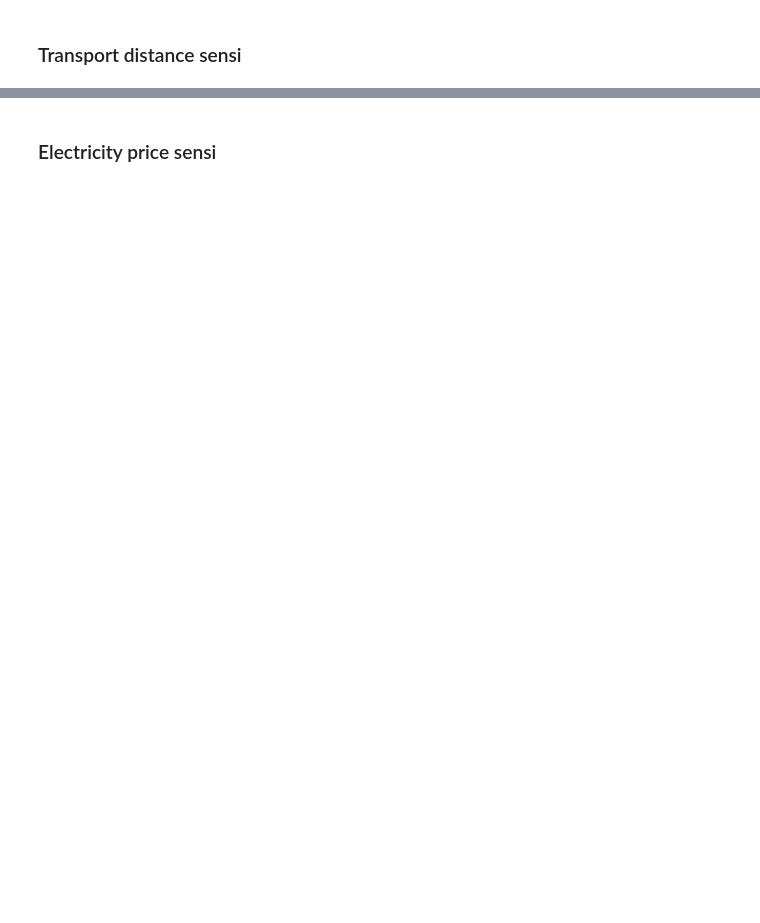
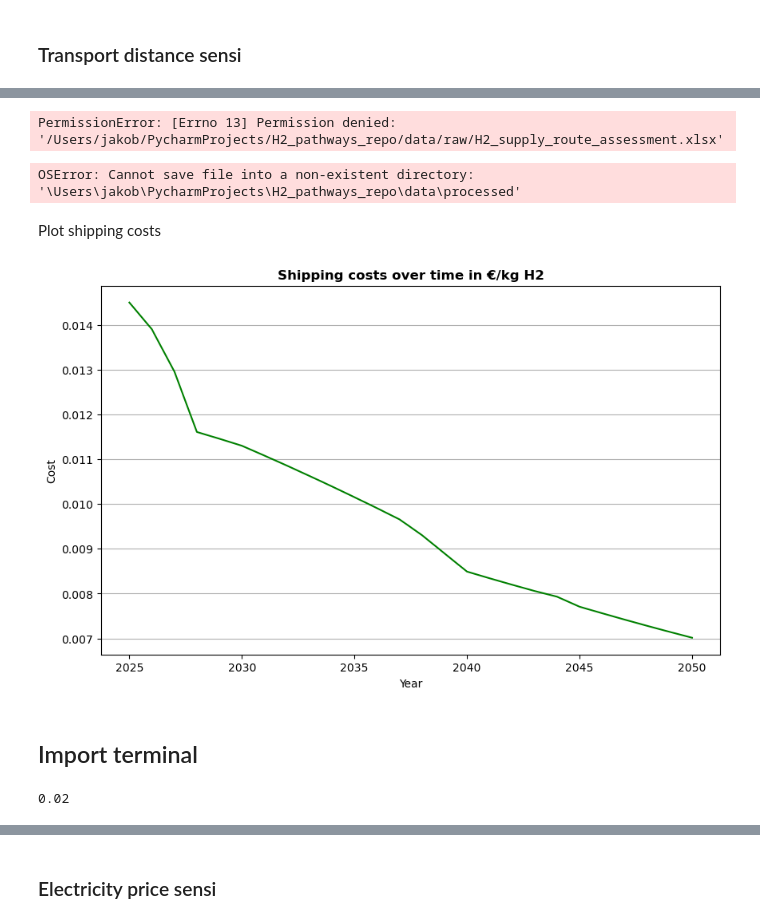
Before and after one commit to ReuterJakob/H2_pathways_repo, a Jupyter notebook: notebooks/Cost/Transport_cost.ipynb, the cells around one changed output, grey strips where cells are left out. Cells and saved outputs as stored; diff of their text form; code cells hidden in the pictures; blank space fills up the shorter version.

```diff
--- a/notebooks/Cost/Transport_cost.ipynb
+++ b/notebooks/Cost/Transport_cost.ipynb
@@ -1404,0 +1619,9 @@ lh2_transport_sensi_distance.to_csv(output_file, sep = ';')
+# %%
+# Cost of transported hydrogen carrier in [€/kg_h2] in year y
+H2_costs = (LCOH_min.loc[::]['Minimal_production_costs']).apply(pd.to_numeric)
+Con_costs = (LNH3_Conversion_costs.loc[::]['LNH3_Conversion_costs']).apply(pd.to_numeric)
+ET_costs = (LNH3_Export_terminal_costs.loc[::]['LNH3_Export_terminal_costs']).apply(pd.to_numeric)
+# %%
+# €/kg_H2 transported in the form of NH3
+LNH3_cargo_cost = (H2_costs + Con_costs + ET_costs).to_frame('LNH3_cargo_cost')
+LNH3_cargo_cost
@@ -1404,0 +1662,24 @@ lh2_transport_sensi_distance.to_csv(output_file, sep = ';')
+# %%
+def calculate_ship_costs(alpha_ship, capex_ship_y, opex_ship_y, d_sea, v_ship, h_ship, bog_ship, f_ship, LNH3_costs_y):
+    result = (alpha_ship * capex_ship_y + opex_ship_y)/(8760/(2*(d_sea/v_ship + h_ship)))\
+             /(1-(bog_ship * d_sea/v_ship) - (f_ship  * d_sea))\
+             + (bog_ship * d_sea/v_ship + f_ship * d_sea) * LNH3_costs_y
+
+    return result
+# %%
+# Calculation of shipping costs [€/kg_h2] from 2030 to 2050.
+years = np.arange(2025, 2051)
+result = pd.DataFrame(index=years, columns=['LNH3_Shipping_costs'])
+result.index.name = 'Years'
+
+for year in years:
+    # get capex, opex, xx
+    capex_ship_y = float(tea_lnh3.loc['Shipping - Capex/Ship opt. [€/t/a]'][year])/1000
+    opex_ship_y = capex_ship_y * opex_ship_share
+    f_ship = float(tea_lnh3.loc['Shipping - Fuel use [kg NH3/t/km]'][year])/1000 * (NH3_lhv/H2_lhv)
+    LNH3_costs_y = float(LNH3_cargo_cost.loc[year])
+
+    # calculate costs of specific year
+    result.LNH3_Shipping_costs.loc[year] = calculate_ship_costs(alpha_ship=alpha_ship, capex_ship_y=capex_ship_y, opex_ship_y=opex_ship_y, d_sea=d_sea, v_ship=v_ship, h_ship=h_ship, bog_ship=bog_ship, f_ship=f_ship, LNH3_costs_y=LNH3_costs_y)
+
+result
@@ -1404,0 +1707,38 @@ lh2_transport_sensi_distance.to_csv(output_file, sep = ';')
+# %%
+# export result to excel
+path = '/Users/jakob/PycharmProjects/H2_pathways_repo/data/raw/H2_supply_route_assessment.xlsx'
+writer = pd.ExcelWriter(path, engine='openpyxl', mode='a', if_sheet_exists='overlay')
+book = load_workbook(path)
+writer.book = book
+writer.sheets = dict((ws.title, ws) for ws in book.worksheets)
+
+ws = book['Reference Results']
+
+result.to_excel(writer, sheet_name='Reference Results', index=False, startcol=ws.max_column)
+book.save(path)
+book.close()
+# %% [output]
+PermissionError: [Errno 13] Permission denied: '/Users/jakob/PycharmProjects/H2_pathways_repo/data/raw/H2_supply_route_assessment.xlsx'
+# %%
+# Create csv file from results dataframe
+path_csv= r'/Users/jakob/PycharmProjects/H2_pathways_repo/data/processed'
+output_file = os.path.join(path_csv, 'LNH3_Shipping_costs.csv')
+result.to_csv(output_file, sep=';')
+# %% [output]
+OSError: Cannot save file into a non-existent directory: '\Users\jakob\PycharmProjects\H2_pathways_repo\data\processed'
+# %% [markdown]
+Plot shipping costs
+# %%
+# Plot cost curve of hydrogen production from NGR with CCS
+fig, ax = plt.subplots(figsize=(10,6))
+plt.plot(result, color = 'green', linestyle = 'solid')
+plt.grid(True, axis = 'y')
+ax.set_axisbelow(True)
+plt.title('Shipping costs over time in €/kg H2', fontweight='bold')
+plt.xlabel('Year')
+plt.ylabel('Cost')
+plt.show()
+# %% [output]
+[figure, added]
+# %% [markdown]
+## Import terminal
@@ -1404,0 +1750,6 @@ lh2_transport_sensi_distance.to_csv(output_file, sep = ';')
+# %%
+# Electricity consumption in kWh/kg H2
+el_it = float(tea_lnh3.loc['Import Terminal - Electricity use [kWh/kg H2]']['NH3'])
+el_it
+# %% [output]
+0.02
```
Also changed, not shown: parts of 112 cells of this notebook, 8 other files.
